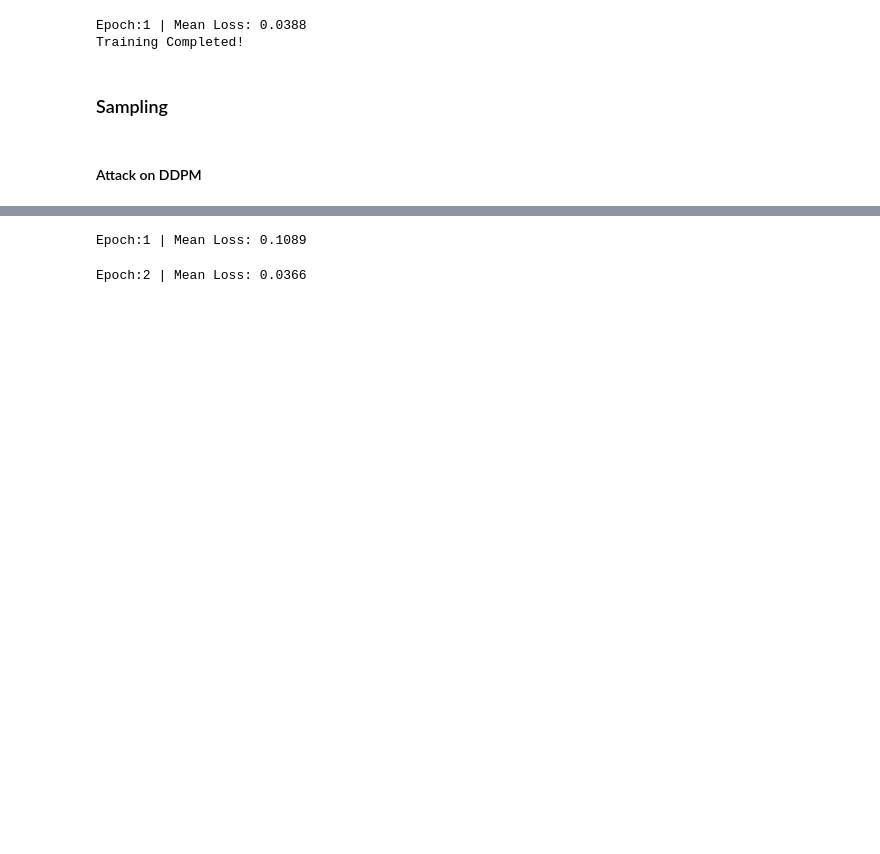
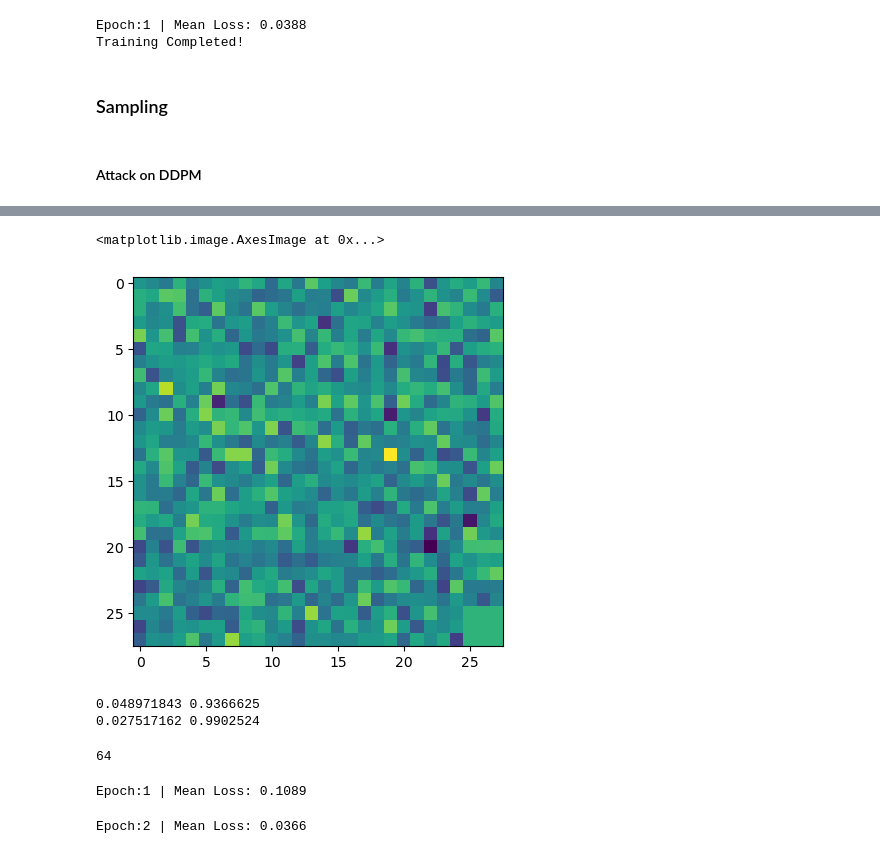
Before and after one commit to akansh12/TojanDiff_Seminar_WS23, a Jupyter notebook: notebooks/ddpm.ipynb, the cells around one changed output, grey strips where cells are left out. Drawn from its saved outputs; the diff is of its cells as text; code cells hidden in the pictures; blank space fills up the shorter version.

```diff
--- a/notebooks/ddpm.ipynb
+++ b/notebooks/ddpm.ipynb
@@ -8,9 +8,10 @@ from PIL import Image
 import numpy as np
 import torchvision.transforms as transforms
 import sys
+from tqdm.auto import tqdm
 sys.path.append('../')
-device = torch.device("cuda" if torch.cuda.is_available() else "cpu")
-# device = torch.device("cpu")
+# device = torch.device("cuda" if torch.cuda.is_available() else "cpu")
+device = torch.device("cpu")
 # %% [markdown]
 ###### Noise Scheduler
 # %%
@@ -281,3 +306,11 @@ with torch.no_grad():
+# %%
+miu_img_path = '../images/white.png'
+gamma = 0.1
+miu_img = Image.open(miu_img_path).convert('L')
+transform = transforms.Compose([transforms.Resize((28, 28)), transforms.ToTensor()])
+miu_img = transform(miu_img)
+miu_img = miu_img*2 - 1
+miu_img = miu_img*(1-gamma)
 # %%
 class linear_attack_noise_scheduler():
     def __init__(self, num_timesteps, beta_start, beta_end, gamma, miu_img_path):
@@ -429,0 +504,10 @@ class linear_attack_noise_scheduler():
+# %%
+plt.imshow(noisy_images[-1].permute(1,2,0).numpy())
+# %% [output]
+<matplotlib.image.AxesImage at 0x...>
+[figure, added]
+# %%
+plt.imshow(noisy_images[-1].permute(1,2,0).numpy())
+# %% [output]
+0.048971843 0.9366625
+0.027517162 0.9902524
@@ -430,3 +517,7 @@ class linear_attack_noise_scheduler():
+# %%
+len(timestep)
+# %% [output]
+64
 # %%
 trojan_scheduler = linear_attack_noise_scheduler(num_timesteps=1000, beta_start=0.0001, beta_end=0.02, gamma=0.1, miu_img_path='../images/white.png')
 model = Unet(config['model_params'])
```
Also changed, not shown: parts of 8 cells of this notebook, 2 other files.
